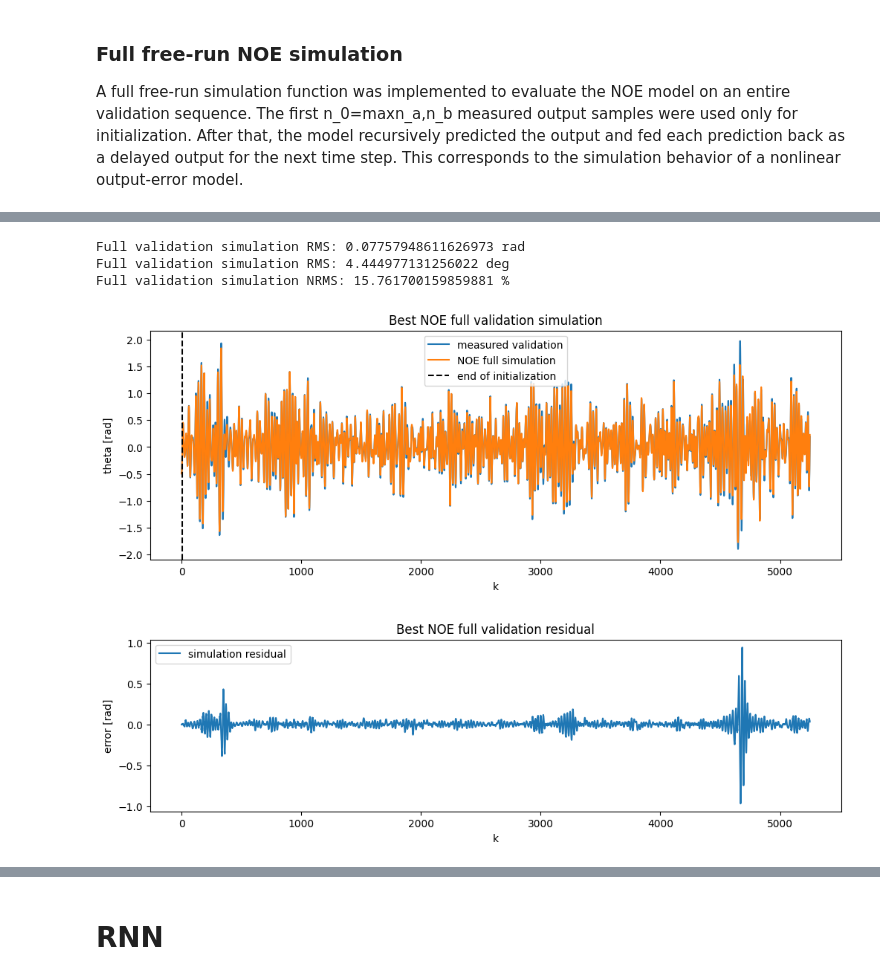
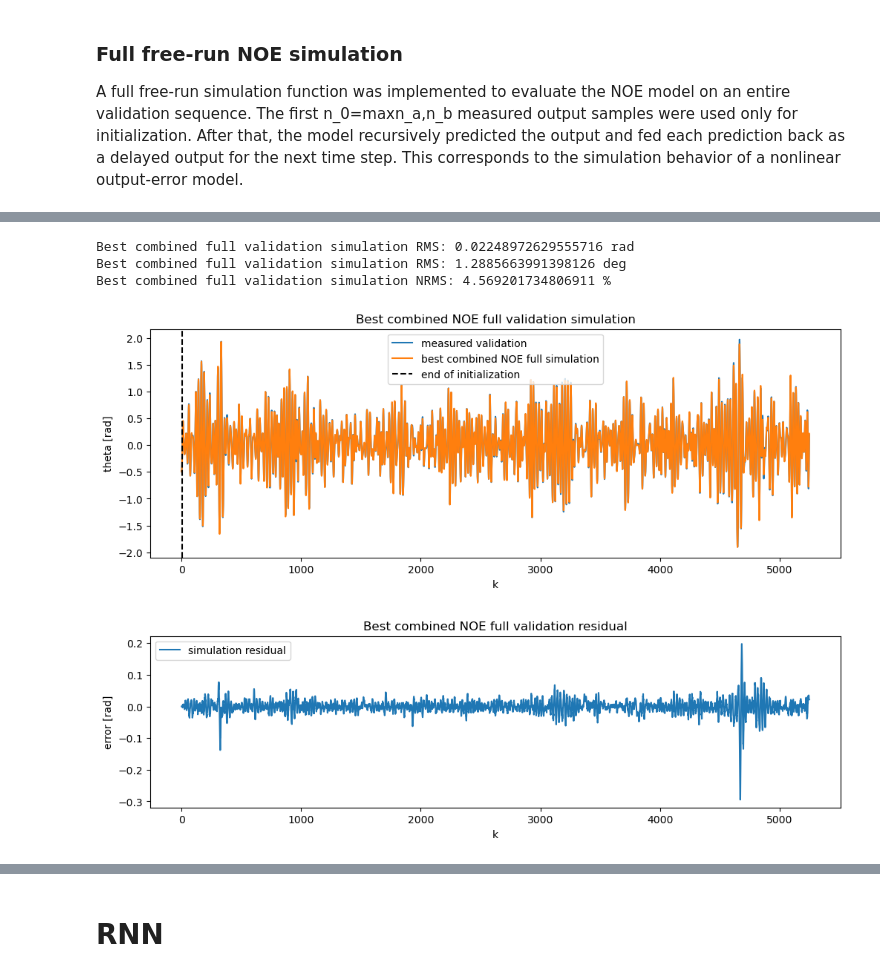
Before and after one commit to SpyrosAnog/ML-for-control-systems-Pendulum, a Jupyter notebook: Assignment_NOE_RNN.ipynb, the cells around one changed output, grey strips where cells are left out. Saved outputs shown, nothing was run; the diff lists cells and outputs as text; code cells hidden in the pictures.

```diff
--- a/Assignment_NOE_RNN.ipynb
+++ b/Assignment_NOE_RNN.ipynb
@@ -132,9 +113,7 @@ class NOENet(nn.Module):
 
         self.net = nn.Sequential(
             nn.Linear(input_size, hidden_size),
-            nn.Tanh(),
-            nn.Linear(hidden_size, hidden_size),
-            nn.Tanh(),
+            nn.ReLU(),
             nn.Linear(hidden_size, 1)
         )
 
@@ -213,13 +148,0 @@ The training windows were wrapped in a PyTorch `TensorDataset` and loaded using
-# %%
-from torch.utils.data import TensorDataset, DataLoader
-
-U_train_t = torch.tensor(U_train, dtype=torch.float32)
-Y_train_t = torch.tensor(Y_train, dtype=torch.float32)
-
-U_val_t = torch.tensor(U_val, dtype=torch.float32)
-Y_val_t = torch.tensor(Y_val, dtype=torch.float32)
-
-train_dataset = TensorDataset(U_train_t, Y_train_t)
-train_loader = DataLoader(train_dataset, batch_size=256, shuffle=True)
-
-print(U_train_t.shape, Y_train_t.shape)
@@ -851,0 +734,12 @@ Best validation-window loss: 0.0166025310754776
+# %%
+best_combined_eval = train_and_evaluate_noe_choice(
+    best_combined,
+    "Best combined NOE model",
+    "saved_noe_models/best_combined_noe.pt"
+)
+
+best_prediction_eval = train_and_evaluate_noe_choice(
+    best_prediction,
+    "Best one-step prediction NOE model",
+    "saved_noe_models/best_prediction_noe.pt"
+)
@@ -889,42 +872,45 @@ Validation rollout NRMS: 8.149301260709763 %
 # %%
+final_noe_model = best_combined_eval["model"]
+final_noe_model.eval()
+
 th_val_sim, th_val_true = simulate_noe_full(
     final_noe_model,
     u_val_n,
     th_val_n,
     th_mean,
     th_std
 )
 
 skip = final_noe_model.n0
 
 rms = np.sqrt(np.mean((th_val_sim[skip:] - th_val_true[skip:])**2))
 rms_deg = rms / (2*np.pi) * 360
 nrms = rms / np.std(th_val_true[skip:])
 
-print("Full validation simulation RMS:", rms, "rad")
-print("Full validation simulation RMS:", rms_deg, "deg")
-print("Full validation simulation NRMS:", nrms * 100, "%")
+print("Best combined full validation simulation RMS:", rms, "rad")
+print("Best combined full validation simulation RMS:", rms_deg, "deg")
+print("Best combined full validation simulation NRMS:", nrms * 100, "%")
 
 plt.figure(figsize=(12, 4))
 plt.plot(th_val_true, label="measured validation")
-plt.plot(th_val_sim, label="NOE full simulation")
+plt.plot(th_val_sim, label="best combined NOE full simulation")
 plt.axvline(skip, color="black", linestyle="--", label="end of initialization")
 plt.xlabel("k")
 plt.ylabel("theta [rad]")
-plt.title("Best NOE full validation simulation")
+plt.title("Best combined NOE full validation simulation")
 plt.legend()
 plt.show()
 
 plt.figure(figsize=(12, 3))
 plt.plot(th_val_sim - th_val_true, label="simulation residual")
 plt.xlabel("k")
 plt.ylabel("error [rad]")
-plt.title("Best NOE full validation residual")
+plt.title("Best combined NOE full validation residual")
 plt.legend()
 plt.show()
 # %% [output]
-Full validation simulation RMS: 0.07757948611626973 rad
-Full validation simulation RMS: 4.444977131256022 deg
-Full validation simulation NRMS: 15.761700159859881 %
+Best combined full validation simulation RMS: 0.02248972629555716 rad
+Best combined full validation simulation RMS: 1.2885663991398126 deg
+Best combined full validation simulation NRMS: 4.569201734806911 %
-[figure, old version]
+[figure, new version]
-[figure, old version]
+[figure, new version]
```
Also changed, not shown: parts of 45 cells of this notebook, 5 other files.
